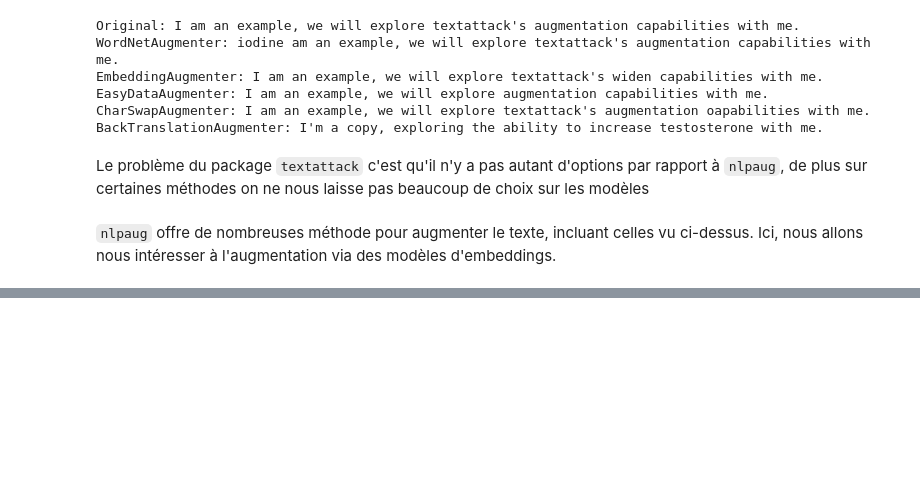
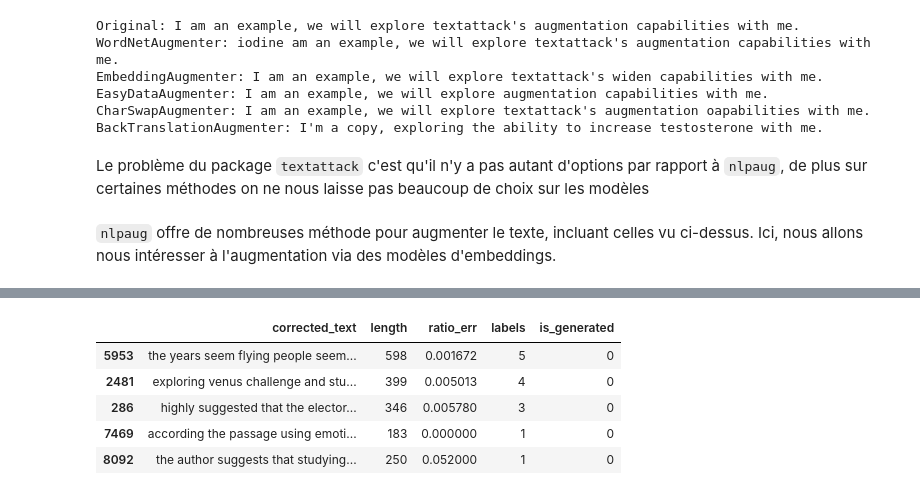
Before and after one commit to mlengineershub/LazyTeacher, a Jupyter notebook: preprocessing/oversampling/dataaug.ipynb, the cells around one changed output, grey strips where cells are left out. Saved outputs shown, nothing was run; the diff lists cells and outputs as text; code cells hidden in the pictures; blank space fills up the shorter version.

```diff
--- a/preprocessing/oversampling/dataaug.ipynb
+++ b/preprocessing/oversampling/dataaug.ipynb
@@ -47,0 +178,9 @@ from nlpaug.augmenter.word import WordEmbsAug, ContextualWordEmbsAug
+# %%
+sample_df.head()
+# %% [output]
+|  | corrected_text | length | ratio_err | labels | is_generated |
+| 5953 | the years seem flying people seem... | 598 | 0.001672 | 5 | 0 |
+| 2481 | exploring venus challenge and stu... | 399 | 0.005013 | 4 | 0 |
+| 286 | highly suggested that the elector... | 346 | 0.005780 | 3 | 0 |
+| 7469 | according the passage using emoti... | 183 | 0.000000 | 1 | 0 |
+| 8092 | the author suggests that studying... | 250 | 0.052000 | 1 | 0 |
```
Also changed, not shown: parts of 15 cells of this notebook.
